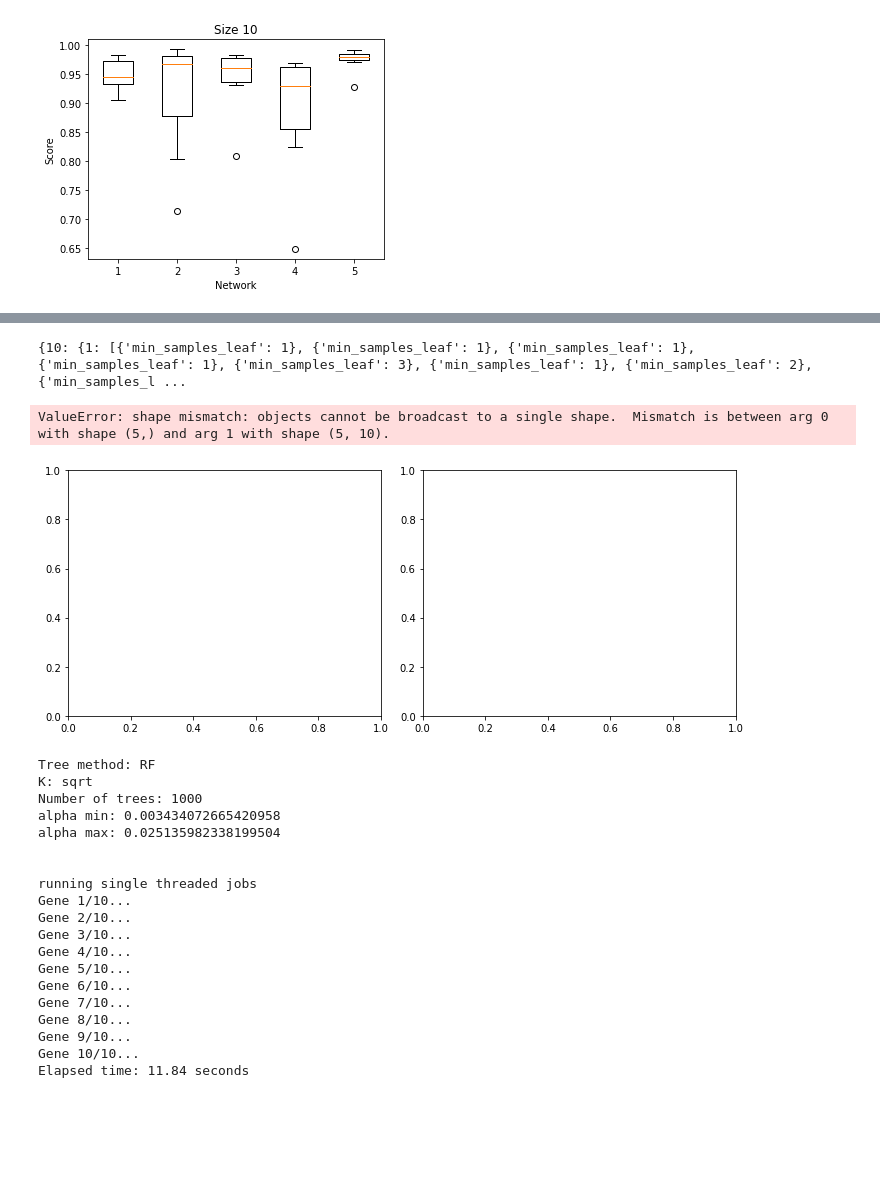
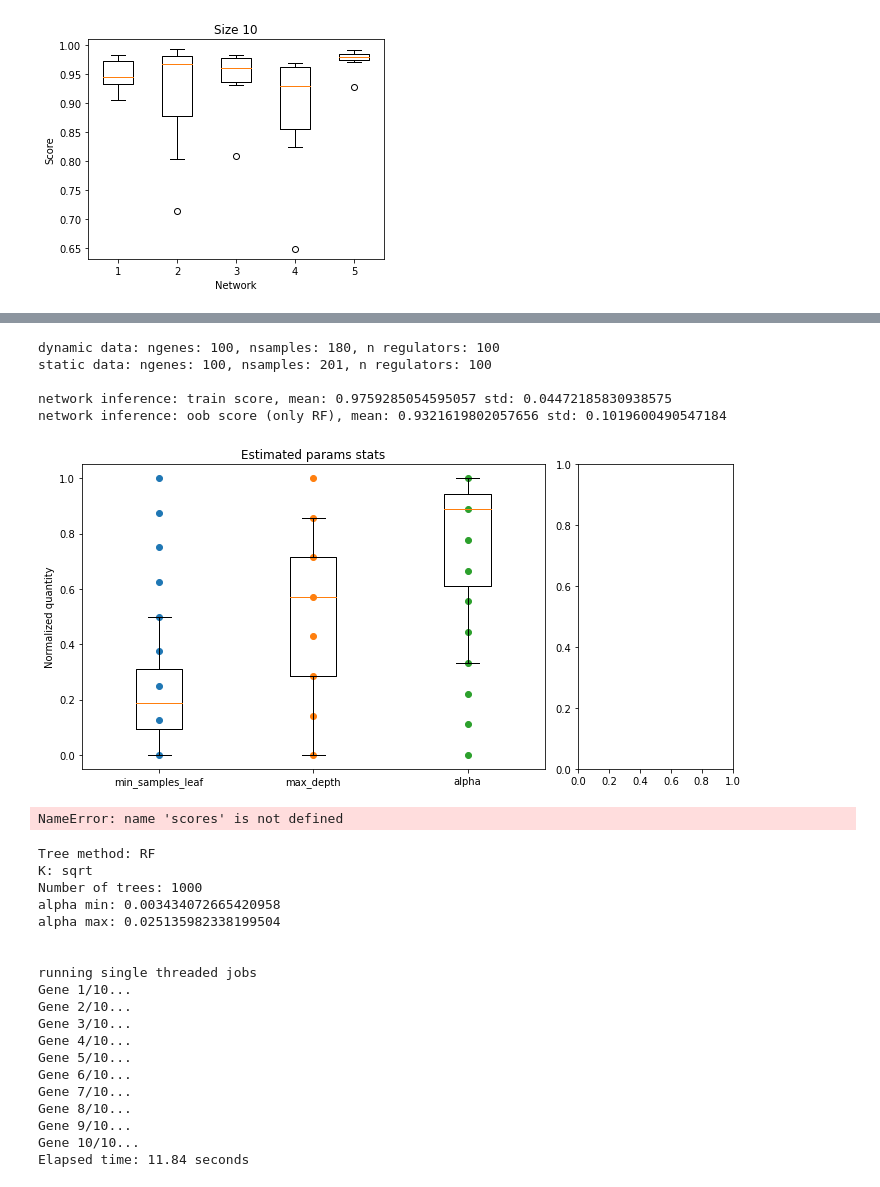
Before and after one commit to janursa/geneRNI_V1, a Jupyter notebook: script.ipynb, the cells around one changed output, grey strips where cells are left out. Cells and saved outputs as stored; diff of their text form; code cells hidden in the pictures; blank space fills up the shorter version.

Commit message:
benchmarking

```diff
--- a/script.ipynb
+++ b/script.ipynb
@@ -56,16 +47,5 @@ tools.GOF.barplot_PR_groupOfgroup([list(item.values()) for item in PR_stack.valu
-# %%
-# plot best params
-from geneRNI import tools
-importlib.reload(tools)
-print(params_stack)
-tools.GOF.barplot_PR_groupOfgroup([list(item.values()) for item in params_stack.values()] ,
-                                      tags = [str(i) for i in range(1,6)], titles=['Size 10', 'Size 100'])
-# %% [output]
-{10: {1: [{'min_samples_leaf': 1}, {'min_samples_leaf': 1}, {'min_samples_leaf': 1}, {'min_samples_leaf': 1}, {'min_samples_leaf': 3}, {'min_samples_leaf': 1}, {'min_samples_leaf': 2}, {'min_samples_l ...
-ValueError: shape mismatch: objects cannot be broadcast to a single shape.  Mismatch is between arg 0 with shape (5,) and arg 1 with shape (5, 10).
-[figure, removed]
 # %%
-# post processing: calculate links, golden precision scores, and plot param distribution
+# post processing: calculate links, golden precision scores
 import os
 import ast
 import importlib
@@ -80,20 +60,19 @@ importlib.reload(search_param)
 importlib.reload(ni)
 importlib.reload(tools)
 
-dir_main = 'C:/Users/nourisa/Downloads/testProjs/omics'
+dir_main = 'C:/Users/nourisa/Downloads/testProjs/geneRNI'
 output_dir=os.path.join(dir_main,'results')
 # choose the study
-# size, network, study= 10, 1, 'dreams'
-method, noise_level, network, study= 'GeneNetWeaver', 'LowNoise', 'Network1', 'GRNbenchmark'
+size, network, study= 100, 1, 'dreams'
+# method, noise_level, network, study= 'GeneNetWeaver', 'LowNoise', 'Network1', 'GRNbenchmark'
 
 # recreate the experiment
 estimator_t = 'RF' #'HGB'
-study = 'GRNbenchmark' #'GRNbenchmark'
+study = 'dreams' #'GRNbenchmark'
 
 if study == 'dreams': # dream as target study
-    size, network = 10, 1 # [10,100] [1-5]
-    out_data = tools.Benchmark.process_data_dreams(size=size, network=network, estimator_t=estimator_t)
-    results_dir = f'results/param_search_dream_{size}_{network}.txt'
+    out_data = tools.Benchmark.process_data_dream4(size=size, network=network, estimator_t=estimator_t)
+    results_dir = f'results/dream4/{estimator_t}/param_search_dream_{size}_{network}.txt'
 elif study == 'GRNbenchmark':
     method, noise_level, network = 'GeneNetWeaver', 'LowNoise', 'Network1'
     out_data = tools.Benchmark.process_data_GRNbenchmark(method, noise_level, network, estimator_t=estimator_t)
@@ -110,21 +89,35 @@ best_scores, best_params = out['best_scores'], out['best_params']
 # param_unique = tools.param_unique_average(best_params)
 param_unique = best_params
 # nework inference
-_, train_scores, links, oob_scores, test_scores = ni.network_inference(Xs=out_data.Xs_train, ys=out_data.ys_train,
+_, train_scores, links, oob_scores, test_scores = ni.network_inference(Xs=out_data.Xs_train, ys=out_data.ys_train, gene_names=gene_names,
                                                                        param=out_defaults.param, Xs_test=out_data.Xs_test,
                                                                        ys_test=out_data.ys_test, param_unique=param_unique)
-# plot
-with open(os.path.join(output_dir,'permts.txt'),'r') as f:
-    permts = ast.literal_eval(f.read())
-with open(os.path.join(output_dir, 'sampled_permts.txt'), 'r') as f:
-    sampled_permts = ast.literal_eval(f.read())
-search_param.plot(best_params,best_scores, priors = permts, samples = sampled_permts)
+# %% [output]
+dynamic data: ngenes: 100, nsamples: 180, n regulators: 100
+static data: ngenes: 100, nsamples: 201, n regulators: 100
+
+network inference: train score, mean: 0.9759285054595057 std: 0.04472185830938575
+network inference: oob score (only RF), mean: 0.9321619802057656 std: 0.1019600490547184
+# %%
+#  plot param distribution
+from geneRNI import tools
+import ast
+
+with open(os.path.join(output_dir,'permts.txt'),'r') as f:
+    permts = ast.literal_eval(f.read())
+with open(os.path.join(output_dir, 'sampled_permts.txt'), 'r') as f:
+    sampled_permts = ast.literal_eval(f.read())
+tools.GOF.boxplot_params(best_params, priors = permts, samples = sampled_permts)
+# %% [output]
+[figure, added]
 # %%
 # plot precision vs racals
-precision, recall, average_precision = utils.calculate_PR(gene_names=gene_names, scores=scores, tests=tests, details = True)
+precision, recall, average_precision = tools.GOF.calculate_PR(gene_names=gene_names, scores=scores, tests=tests, details = True)
 
 utils.PR_curve_average(recall=recall, precision=precision, average_precision=average_precision)
 utils.PR_curve_gene(gene_names=gene_names[0:2], precision=precision, recall=recall, average_precision=average_precision)
+# %% [output]
+NameError: name 'scores' is not defined
 # %%
 # write test data for R
 TS_data, time_points, SS_data, gene_names = f_data_dream(size, network)
```
Also changed, not shown: parts of 4 cells of this notebook, 9 other files.
